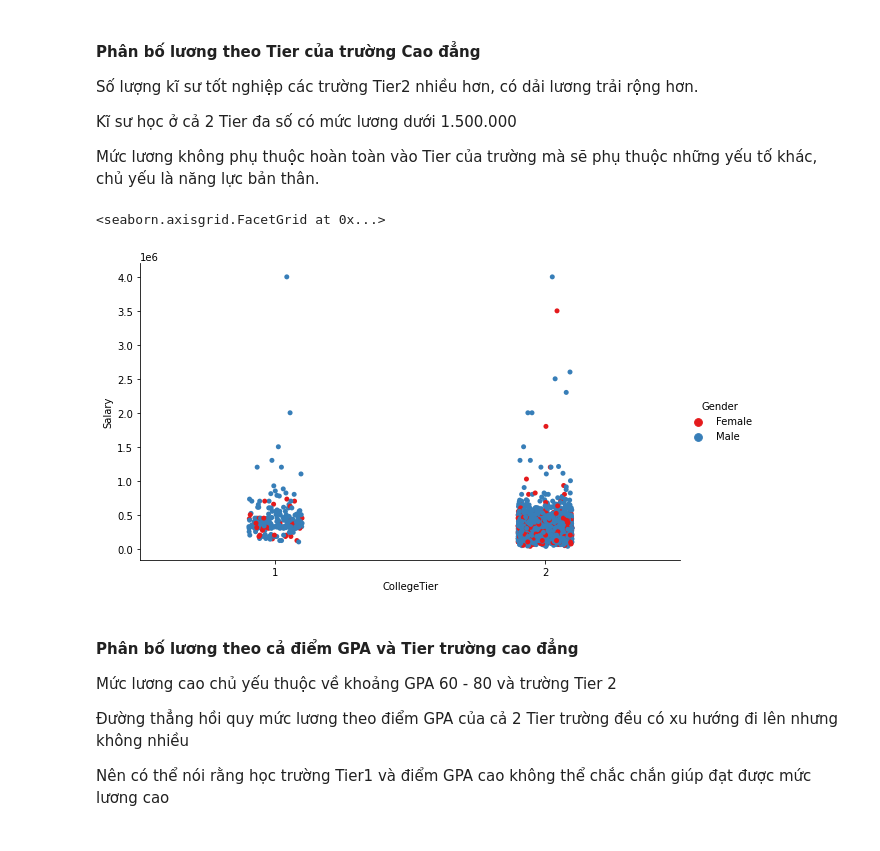
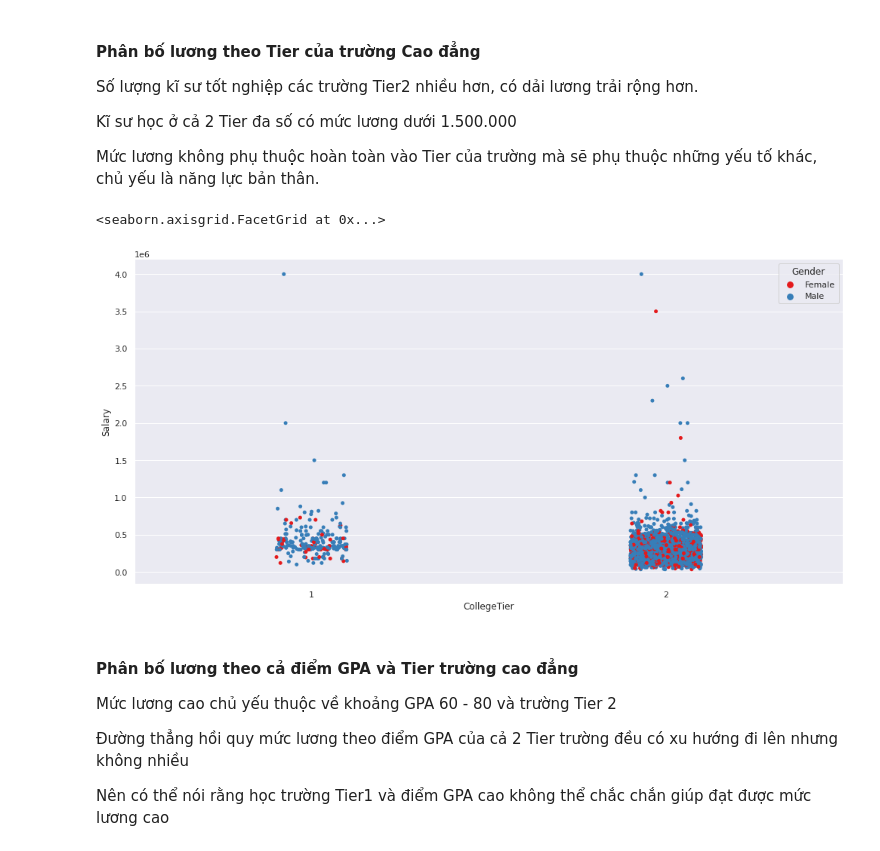
Before and after one commit to phuocleoceo/Bootstrap-Sampling, a Jupyter notebook: code.ipynb, the cells around one changed output. Saved outputs shown, nothing was run; the diff lists cells and outputs as text; code cells hidden in the pictures.

Commit message:
SNS figure

```diff
--- a/code.ipynb
+++ b/code.ipynb
@@ -22,6 +22,7 @@ import pandas as pd
 import numpy as np
 
 np.random.seed(561)
+sns.set(rc={"figure.figsize":(10, 8)})
 # %% [markdown]
 ## Đọc file dữ liệu
 # %% [markdown]
@@ -246,10 +260,11 @@ Kĩ sư học ở cả 2 Tier đa số có mức lương dưới 1.500.000
 
 Mức lương không phụ thuộc hoàn toàn vào Tier của trường mà sẽ phụ thuộc những yếu tố khác, chủ yếu là năng lực bản thân.
 # %%
-sns.catplot(x="CollegeTier", y="Salary",hue="Gender", data=dataset, palette="Set1",height=5, aspect=5/3)
+sns.catplot(x="CollegeTier", y="Salary",hue="Gender", data=dataset,
+            legend_out=False ,palette="Set1",height=7, aspect=6/3)
 # %% [output]
 <seaborn.axisgrid.FacetGrid at 0x...>
-[figure, old version]
+[figure, new version]
 # %% [markdown]
 #### Phân bố lương theo cả điểm GPA và Tier trường cao đẳng
 Mức lương cao chủ yếu thuộc về khoảng GPA 60 - 80 và trường Tier 2
```
Also changed, not shown: parts of 8 cells of this notebook.
